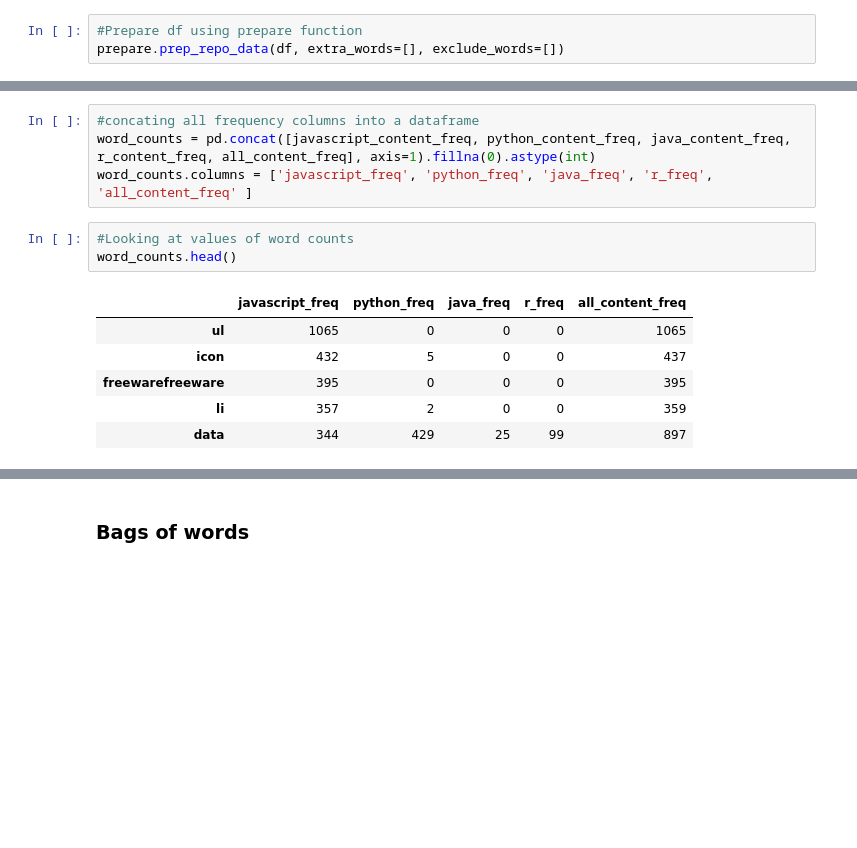
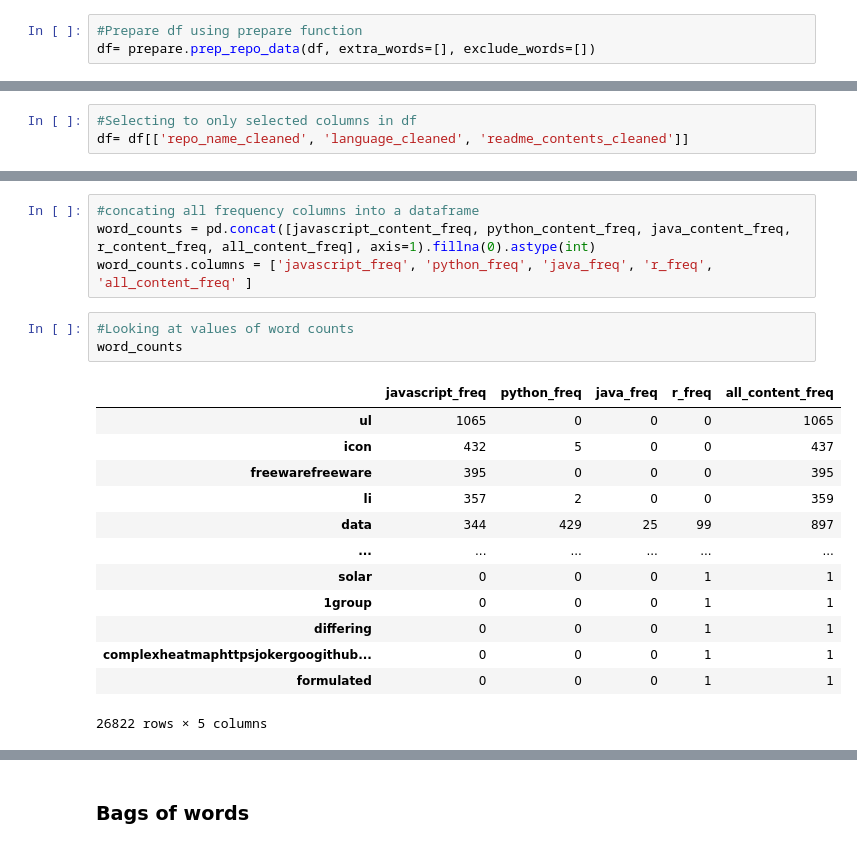
Before and after one commit to Murphy-Quach-Carter/NLP-Project, a Jupyter notebook: Linh_inital.ipynb, the cells around one changed output, grey strips where cells are left out. Saved outputs shown, nothing was run; the diff lists cells and outputs as text; blank space fills up the shorter version.

```diff
--- a/Linh_inital.ipynb
+++ b/Linh_inital.ipynb
@@ -72,4 +84,4 @@ Need to do: Prepare
 # Prepare
 # %%
 #Prepare df using prepare function
-prepare.prep_repo_data(df, extra_words=[], exclude_words=[])
+df= prepare.prep_repo_data(df, extra_words=[], exclude_words=[])
@@ -100,3 +94,6 @@ df_copy.head()
 | 2 | CaffeineMC/sodium-fabric | Java | <img src="src/main/resources/asse... | caffeinemcsodiumfabric | java | img srcsrcmainresourcesassetssodi... |
 | 3 | keycloak/keycloak | Java | # Keycloak\n\nKeycloak is an Open... | keycloakkeycloak | java | keycloak keycloak open source ide... |
 | 4 | NationalSecurityAgency/ghidra | Java | <img src="Ghidra/Features/Base/sr... | nationalsecurityagencyghidra | java | img srcghidrafeaturesbasesrcmainr... |
+# %%
+#Selecting to only selected columns in df
+df= df[['repo_name_cleaned', 'language_cleaned', 'readme_contents_cleaned']]
@@ -283,12 +299,19 @@ word_counts = pd.concat([javascript_content_freq, python_content_freq, java_cont
 word_counts.columns = ['javascript_freq', 'python_freq', 'java_freq', 'r_freq', 'all_content_freq' ]
 # %%
 #Looking at values of word counts
-word_counts.head()
+word_counts
 # %% [output]
 |  | javascript_freq | python_freq | java_freq | r_freq | all_content_freq |
 | ul | 1065 | 0 | 0 | 0 | 1065 |
 | icon | 432 | 5 | 0 | 0 | 437 |
 | freewarefreeware | 395 | 0 | 0 | 0 | 395 |
 | li | 357 | 2 | 0 | 0 | 359 |
 | data | 344 | 429 | 25 | 99 | 897 |
+| ... | ... | ... | ... | ... | ... |
+| solar | 0 | 0 | 0 | 1 | 1 |
+| 1group | 0 | 0 | 0 | 1 | 1 |
+| differing | 0 | 0 | 0 | 1 | 1 |
+| complexheatmaphttpsjokergoogithub... | 0 | 0 | 0 | 1 | 1 |
+| formulated | 0 | 0 | 0 | 1 | 1 |
+26822 rows × 5 columns
 # %%
```
Also changed, not shown: parts of 62 cells of this notebook.
